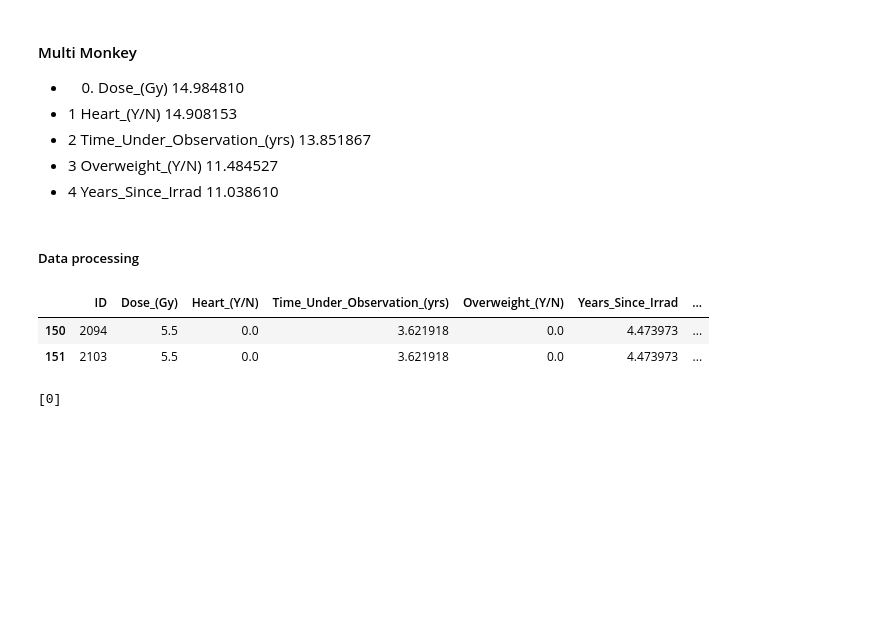
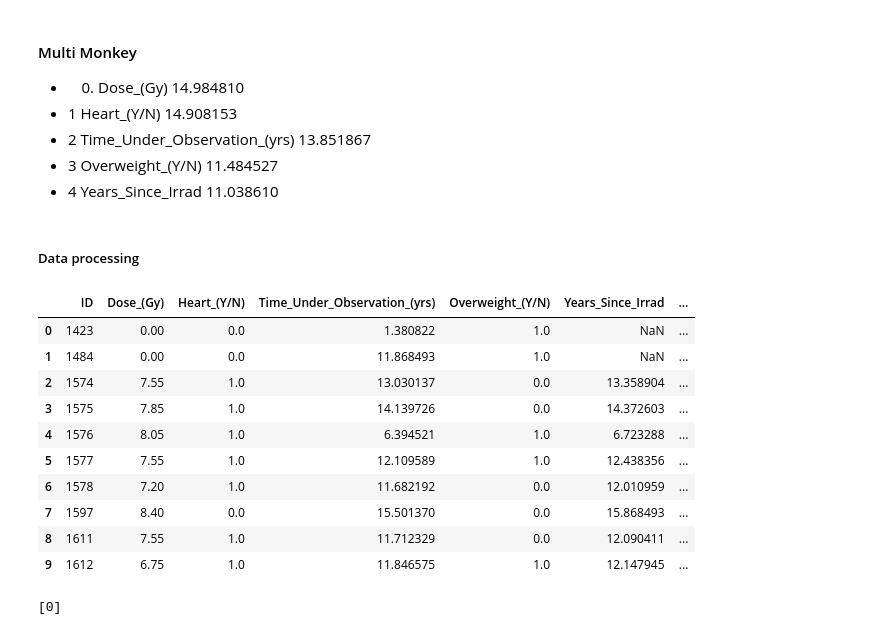
Before and after one commit to aidan-lew/monkey_health, a Jupyter notebook: B_monkeys.ipynb, the cells around one changed output. Saved outputs shown, nothing was run; the diff lists cells and outputs as text; code cells hidden in the pictures; blank space fills up the shorter version.

```diff
--- a/B_monkeys.ipynb
+++ b/B_monkeys.ipynb
@@ -1495,15 +1495,23 @@ minmod_health_monkey_df.head(2)
 # %%
 ### Make the reduced df
 
 #make a parent df
 minmod_health_monkey_df.copy()
 five_health_df = minmod_health_monkey_df[['ID', 'Dose_(Gy)', 'Heart_(Y/N)', 'Time_Under_Observation_(yrs)',
                                 'Overweight_(Y/N)','Years_Since_Irrad', 'Tumor_(Y/N)']]
-five_health_df.tail(2)
+five_health_df.head(10)
 # %% [output]
 |  | ID | Dose_(Gy) | Heart_(Y/N) | Time_Under_Observation_(yrs) | Overweight_(Y/N) | Years_Since_Irrad | ... |
-| 150 | 2094 | 5.5 | 0.0 | 3.621918 | 0.0 | 4.473973 | ... |
-| 151 | 2103 | 5.5 | 0.0 | 3.621918 | 0.0 | 4.473973 | ... |
+| 0 | 1423 | 0.00 | 0.0 | 1.380822 | 1.0 | NaN | ... |
+| 1 | 1484 | 0.00 | 0.0 | 11.868493 | 1.0 | NaN | ... |
+| 2 | 1574 | 7.55 | 1.0 | 13.030137 | 0.0 | 13.358904 | ... |
+| 3 | 1575 | 7.85 | 1.0 | 14.139726 | 0.0 | 14.372603 | ... |
+| 4 | 1576 | 8.05 | 1.0 | 6.394521 | 1.0 | 6.723288 | ... |
+| 5 | 1577 | 7.55 | 1.0 | 12.109589 | 1.0 | 12.438356 | ... |
+| 6 | 1578 | 7.20 | 1.0 | 11.682192 | 0.0 | 12.010959 | ... |
+| 7 | 1597 | 8.40 | 0.0 | 15.501370 | 0.0 | 15.868493 | ... |
+| 8 | 1611 | 7.55 | 1.0 | 11.712329 | 0.0 | 12.090411 | ... |
+| 9 | 1612 | 6.75 | 1.0 | 11.846575 | 1.0 | 12.147945 | ... |
 # %%
 ### Process data for ML
 #make train/testdf
```
Also changed, not shown: parts of 11 cells of this notebook.
